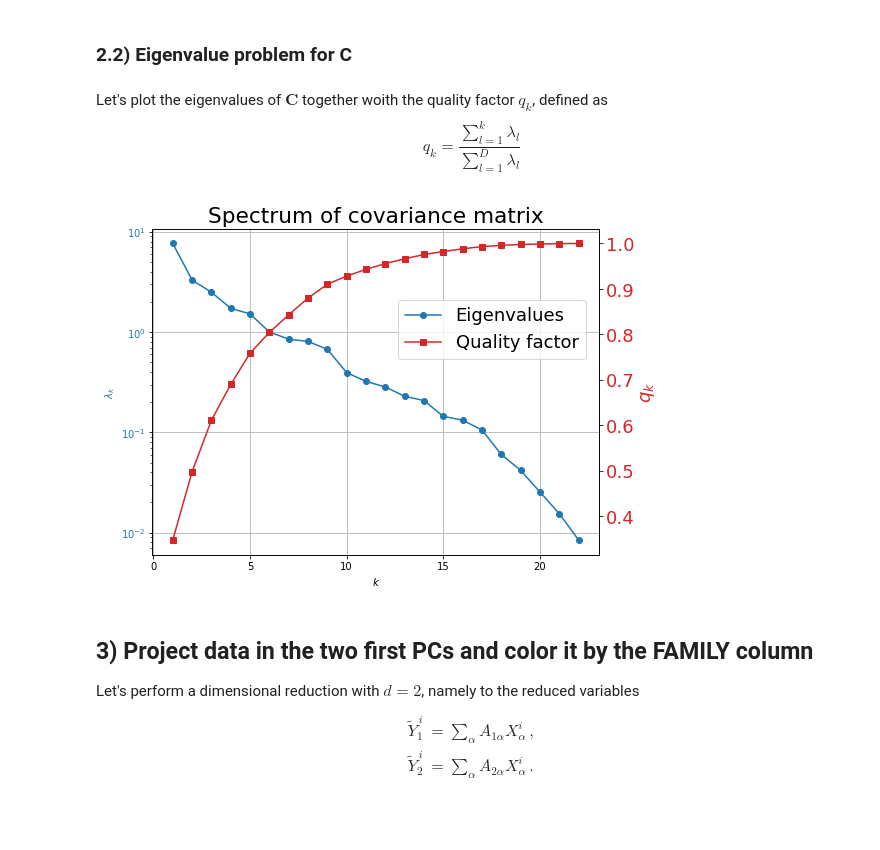
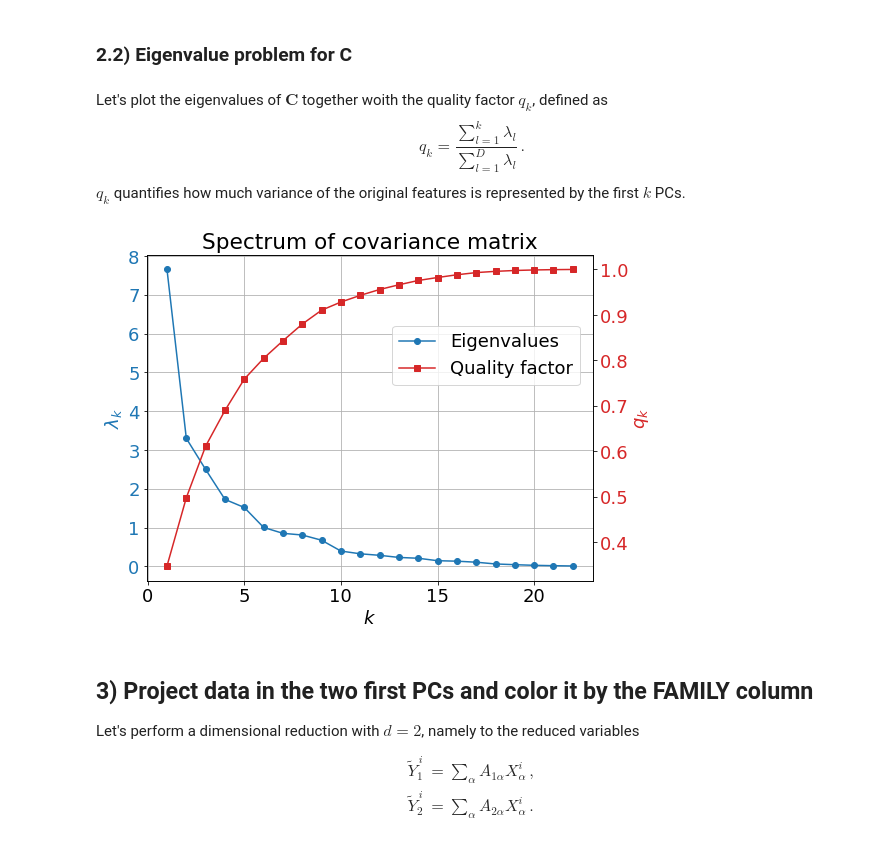
Before and after one commit to vdeltatto/unsupervised-learning, a Jupyter notebook: First_exercise/First_exercise.ipynb, the cells around one changed output. Cells and saved outputs as stored; diff of their text form; code cells hidden in the pictures; blank space fills up the shorter version.

```diff
--- a/First_exercise/First_exercise.ipynb
+++ b/First_exercise/First_exercise.ipynb
@@ -5,0 +9,3 @@ import matplotlib.pyplot as plt
+# %%
+full_dataset = pd.read_csv('Frogs_MFCCs.csv')
+full_dataset.shape
@@ -6,5 +28,5 @@ import matplotlib.pyplot as plt
 # %%
-data = np.loadtxt("Frogs_MFCCs.csv",delimiter=',',skiprows=1,usecols=range(22))
+data = np.array(full_dataset.iloc[:,:22])
 data.shape
 # %% [output]
 (7195, 22)
@@ -61,33 +83,34 @@ eigenvectors = np.flip(eigenvectors,axis=1)
 # %% [markdown]
 Let's plot the eigenvalues of $\mathbf{C}$ together woith the quality factor $q_k$, defined as
 \begin{equation}
-   q_k = \frac{\sum_{l=1}^k\lambda_l}{\sum_{l=1}^D\lambda_l}
+   q_k = \frac{\sum_{l=1}^k\lambda_l}{\sum_{l=1}^D\lambda_l}\,.
 \end{equation}
+$q_k$ quantifies how much variance of the original features is represented by the first $k$ PCs.
 # %%
+plt.rcParams['font.size'] = 18
 fig, ax1 = plt.subplots(figsize=(8,6))
-plt.rcParams['font.size'] = 18
 
 color = 'tab:blue'
 lns1 = ax1.plot(np.arange(1,D+1),eigenvalues,'o-',color=color,label="Eigenvalues")
-ax1.set(xlabel="$k$",yscale="log",title="Spectrum of covariance matrix")
+ax1.set(xlabel="$k$",title="Spectrum of covariance matrix")
 ax1.set_ylabel(ylabel="$\\lambda_k$",color=color)
 ax1.grid("on")
 ax1.tick_params(axis='y', labelcolor=color)
 
 color = 'tab:red'
 ax2 = ax1.twinx()
 lns2 = ax2.plot(np.arange(1,D+1),np.cumsum(eigenvalues)/np.sum(eigenvalues),'s-',color=color,label="Quality factor")
 ax2.set_ylabel("$q_k$",color=color)
 ax2.tick_params(axis='y', labelcolor=color)
 ax1.legend()
 
 lns = lns1+lns2
 labs = [l.get_label() for l in lns]
 ax1.legend(lns, labs, loc=[0.55,0.6])
 
 plt.show()
 # %% [output]
-[figure, old version]
+[figure, new version]
 # %% [markdown]
 ## 3) Project data in the two first PCs and color it by the FAMILY column
 Let's perform a dimensional reduction with $d=2$, namely to the reduced variables
```
Also changed, not shown: parts of 10 cells of this notebook.
